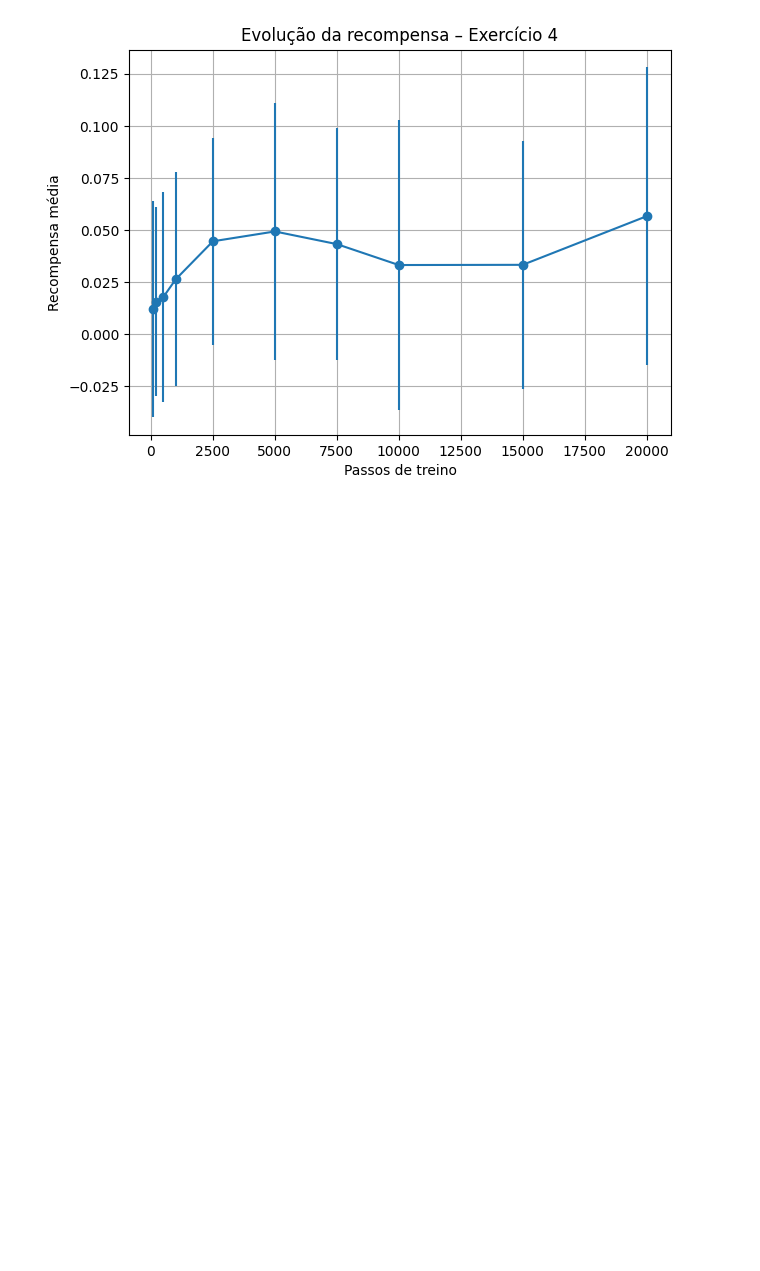
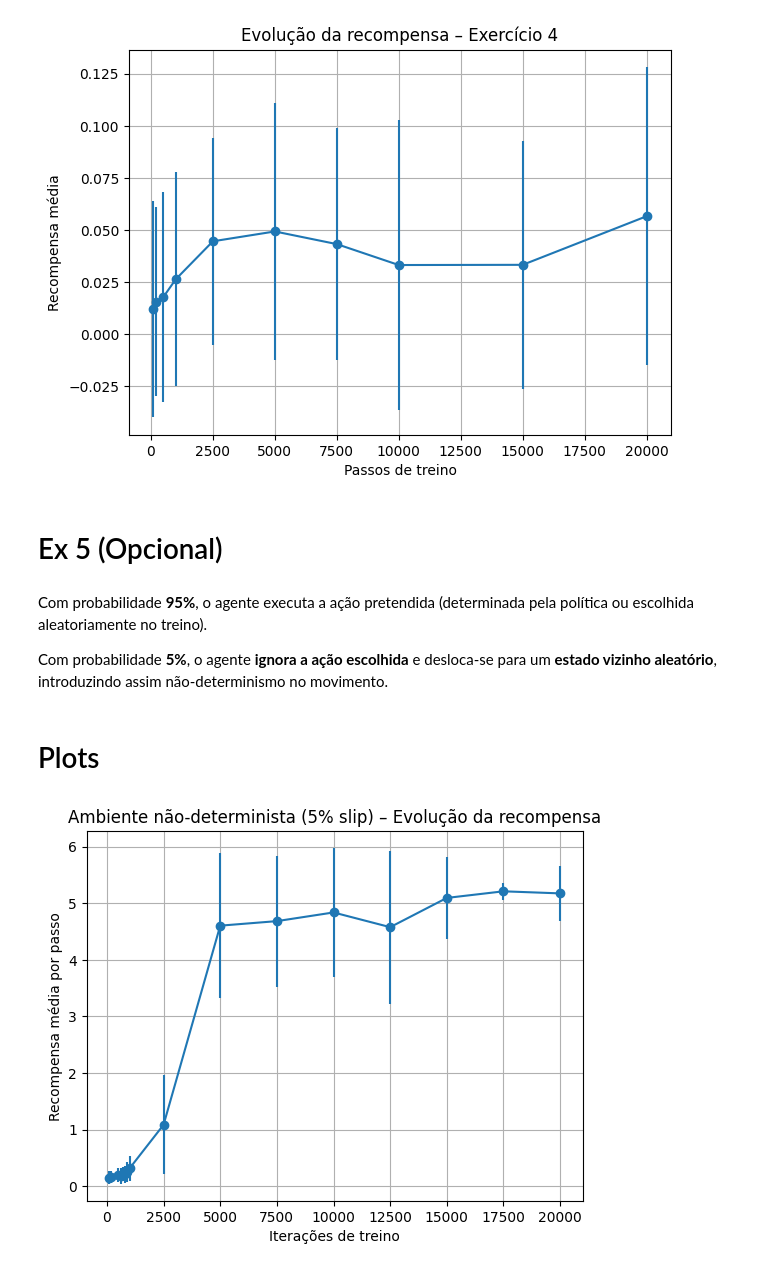
Before and after one commit to jpnoa1/IAA, a Jupyter notebook: lab4/ex2_1.ipynb, the cells around one changed output. Drawn from its saved outputs; the diff is of its cells as text; code cells hidden in the pictures; blank space fills up the shorter version.

Commit message:
ex5 opcional feito

```diff
--- a/lab4/ex2_1.ipynb
+++ b/lab4/ex2_1.ipynb
@@ -747,3 +745,9 @@ plt.show()
 [figure]
 [figure]
 [figure]
+# %% [markdown]
+# Ex 5 (Opcional)
+# %% [markdown]
+Com probabilidade **95%**, o agente executa a ação pretendida (determinada pela política ou escolhida aleatoriamente no treino).
+
+Com probabilidade **5%**, o agente **ignora a ação escolhida** e desloca-se para um **estado vizinho aleatório**, introduzindo assim não-determinismo no movimento.
@@ -749,0 +870,16 @@ plt.show()
+# %% [markdown]
+# Plots
+# %%
+# Recompensa
+mean_rewards_nd = rewards_at_checkpoints_nd.mean(axis=0)
+std_rewards_nd = rewards_at_checkpoints_nd.std(axis=0)
+
+plt.figure()
+plt.errorbar(CHECKPOINTS, mean_rewards_nd, yerr=std_rewards_nd, fmt='-o')
+plt.xlabel("Iterações de treino")
+plt.ylabel("Recompensa média por passo")
+plt.title("Ambiente não-determinista (5% slip) – Evolução da recompensa")
+plt.grid(True)
+plt.show()
+# %% [output]
+[figure, added]
```
Also changed, not shown: parts of 7 cells of this notebook, 1 other file.
